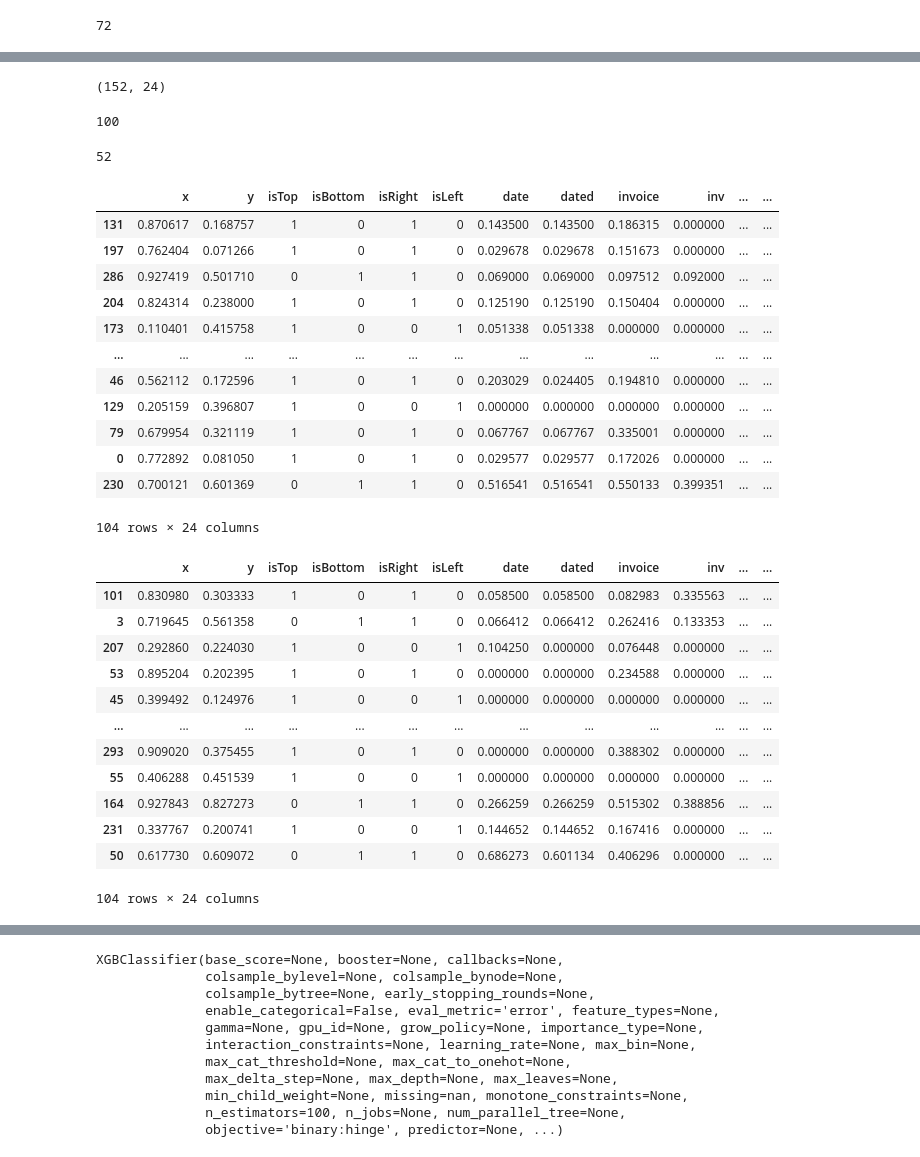
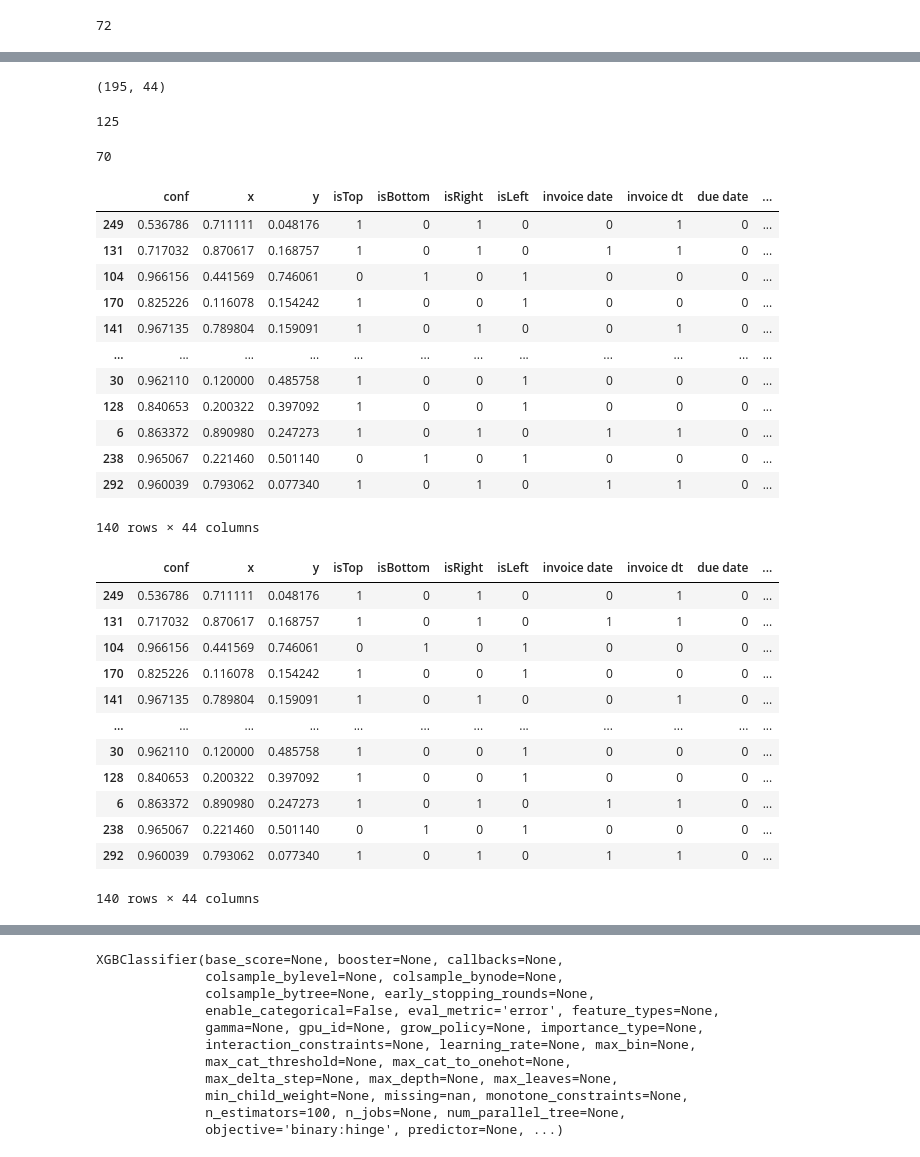
Before and after one commit to TallySolutions/Document-AI, a Jupyter notebook: InvoiceDateModel-v2/DateModelXGBoost.ipynb, the cells around one changed output, grey strips where cells are left out. Cells and saved outputs as stored; diff of their text form; code cells hidden in the pictures.

```diff
--- a/InvoiceDateModel-v2/DateModelXGBoost.ipynb
+++ b/InvoiceDateModel-v2/DateModelXGBoost.ipynb
@@ -28,7 +29,8 @@ pwd
 # %%
 os.chdir('/home/aman/Documents/Tally/Git-Document-AI/Document-AI/InvoiceDateModel-v2/Dataset/')
 # %%
-df = pd.read_csv("tesseract2.csv")
+df = pd.read_csv("tesseract4.csv")
+df = shuffle(df, random_state=2)
 # %%
 df.drop_duplicates(subset=["x", "y", "imageName"], keep="first", inplace=True)
 # %%
@@ -50,0 +53,2 @@ df.describe()
+# %%
+df.drop(columns=["Unnamed: 0", "Unnamed: 0.1"], inplace=True)
@@ -138,4 +210,4 @@ df.corr()
 # %%
-df.dropna(inplace=True)
-df.drop(columns=["receipt", "payment due date", "issue", "conf"], inplace=True)
+# df.dropna(inplace=True)
+# df.drop(columns=["receipt", "payment due date", "issue", "conf", "due date", "ack date", "bill dt", "receipt date", "receipt dt", "contextPresent"], inplace=True)
 # %%
@@ -175,31 +236,31 @@ df.corr()
 # %%
 df.shape
 # %% [output]
-(152, 24)
+(195, 44)
 # %%
 len(df[df["output"]==0])
 # %% [output]
-100
+125
 # %%
 len(df[df["output"]==1])
 # %% [output]
-52
+70
 # %%
-dfTrue = df[df["output"]==1].sample(frac=1)[:52]
-dfFalse = df[df["output"]==0].sample(frac=1)[:52]
+dfTrue = df[df["output"]==1].sample(frac=1)[:70]
+dfFalse = df[df["output"]==0].sample(frac=1)[:70]
 df = pd.concat([dfTrue, dfFalse], axis=0).sample(frac=1)
 df
 # %% [output]
-|  | x | y | isTop | isBottom | isRight | isLeft | date | dated | invoice | inv | ... | ... |
-| 131 | 0.870617 | 0.168757 | 1 | 0 | 1 | 0 | 0.143500 | 0.143500 | 0.186315 | 0.000000 | ... | ... |
-| 197 | 0.762404 | 0.071266 | 1 | 0 | 1 | 0 | 0.029678 | 0.029678 | 0.151673 | 0.000000 | ... | ... |
-| 286 | 0.927419 | 0.501710 | 0 | 1 | 1 | 0 | 0.069000 | 0.069000 | 0.097512 | 0.092000 | ... | ... |
-| 204 | 0.824314 | 0.238000 | 1 | 0 | 1 | 0 | 0.125190 | 0.125190 | 0.150404 | 0.000000 | ... | ... |
-| 173 | 0.110401 | 0.415758 | 1 | 0 | 0 | 1 | 0.051338 | 0.051338 | 0.000000 | 0.000000 | ... | ... |
-| ... | ... | ... | ... | ... | ... | ... | ... | ... | ... | ... | ... | ... |
-| 46 | 0.562112 | 0.172596 | 1 | 0 | 1 | 0 | 0.203029 | 0.024405 | 0.194810 | 0.000000 | ... | ... |
-| 129 | 0.205159 | 0.396807 | 1 | 0 | 0 | 1 | 0.000000 | 0.000000 | 0.000000 | 0.000000 | ... | ... |
-| 79 | 0.679954 | 0.321119 | 1 | 0 | 1 | 0 | 0.067767 | 0.067767 | 0.335001 | 0.000000 | ... | ... |
-| 0 | 0.772892 | 0.081050 | 1 | 0 | 1 | 0 | 0.029577 | 0.029577 | 0.172026 | 0.000000 | ... | ... |
-| 230 | 0.700121 | 0.601369 | 0 | 1 | 1 | 0 | 0.516541 | 0.516541 | 0.550133 | 0.399351 | ... | ... |
+|  | conf | x | y | isTop | isBottom | isRight | isLeft | invoice date | invoice dt | due date | ... |
+| 249 | 0.536786 | 0.711111 | 0.048176 | 1 | 0 | 1 | 0 | 0 | 1 | 0 | ... |
+| 131 | 0.717032 | 0.870617 | 0.168757 | 1 | 0 | 1 | 0 | 1 | 1 | 0 | ... |
+| 104 | 0.966156 | 0.441569 | 0.746061 | 0 | 1 | 0 | 1 | 0 | 0 | 0 | ... |
+| 170 | 0.825226 | 0.116078 | 0.154242 | 1 | 0 | 0 | 1 | 0 | 0 | 0 | ... |
+| 141 | 0.967135 | 0.789804 | 0.159091 | 1 | 0 | 1 | 0 | 0 | 1 | 0 | ... |
+| ... | ... | ... | ... | ... | ... | ... | ... | ... | ... | ... | ... |
+| 30 | 0.962110 | 0.120000 | 0.485758 | 1 | 0 | 0 | 1 | 0 | 0 | 0 | ... |
+| 128 | 0.840653 | 0.200322 | 0.397092 | 1 | 0 | 0 | 1 | 0 | 0 | 0 | ... |
+| 6 | 0.863372 | 0.890980 | 0.247273 | 1 | 0 | 1 | 0 | 1 | 1 | 0 | ... |
+| 238 | 0.965067 | 0.221460 | 0.501140 | 0 | 1 | 0 | 1 | 0 | 0 | 0 | ... |
+| 292 | 0.960039 | 0.793062 | 0.077340 | 1 | 0 | 1 | 0 | 1 | 1 | 0 | ... |
-104 rows × 24 columns
+140 rows × 44 columns
@@ -208,16 +267,16 @@ df = shuffle(df, random_state=2)
 # %%
 df
 # %% [output]
-|  | x | y | isTop | isBottom | isRight | isLeft | date | dated | invoice | inv | ... | ... |
-| 101 | 0.830980 | 0.303333 | 1 | 0 | 1 | 0 | 0.058500 | 0.058500 | 0.082983 | 0.335563 | ... | ... |
-| 3 | 0.719645 | 0.561358 | 0 | 1 | 1 | 0 | 0.066412 | 0.066412 | 0.262416 | 0.133353 | ... | ... |
-| 207 | 0.292860 | 0.224030 | 1 | 0 | 0 | 1 | 0.104250 | 0.000000 | 0.076448 | 0.000000 | ... | ... |
-| 53 | 0.895204 | 0.202395 | 1 | 0 | 1 | 0 | 0.000000 | 0.000000 | 0.234588 | 0.000000 | ... | ... |
-| 45 | 0.399492 | 0.124976 | 1 | 0 | 0 | 1 | 0.000000 | 0.000000 | 0.000000 | 0.000000 | ... | ... |
-| ... | ... | ... | ... | ... | ... | ... | ... | ... | ... | ... | ... | ... |
-| 293 | 0.909020 | 0.375455 | 1 | 0 | 1 | 0 | 0.000000 | 0.000000 | 0.388302 | 0.000000 | ... | ... |
-| 55 | 0.406288 | 0.451539 | 1 | 0 | 0 | 1 | 0.000000 | 0.000000 | 0.000000 | 0.000000 | ... | ... |
-| 164 | 0.927843 | 0.827273 | 0 | 1 | 1 | 0 | 0.266259 | 0.266259 | 0.515302 | 0.388856 | ... | ... |
-| 231 | 0.337767 | 0.200741 | 1 | 0 | 0 | 1 | 0.144652 | 0.144652 | 0.167416 | 0.000000 | ... | ... |
-| 50 | 0.617730 | 0.609072 | 0 | 1 | 1 | 0 | 0.686273 | 0.601134 | 0.406296 | 0.000000 | ... | ... |
+|  | conf | x | y | isTop | isBottom | isRight | isLeft | invoice date | invoice dt | due date | ... |
+| 249 | 0.536786 | 0.711111 | 0.048176 | 1 | 0 | 1 | 0 | 0 | 1 | 0 | ... |
+| 131 | 0.717032 | 0.870617 | 0.168757 | 1 | 0 | 1 | 0 | 1 | 1 | 0 | ... |
+| 104 | 0.966156 | 0.441569 | 0.746061 | 0 | 1 | 0 | 1 | 0 | 0 | 0 | ... |
+| 170 | 0.825226 | 0.116078 | 0.154242 | 1 | 0 | 0 | 1 | 0 | 0 | 0 | ... |
+| 141 | 0.967135 | 0.789804 | 0.159091 | 1 | 0 | 1 | 0 | 0 | 1 | 0 | ... |
+| ... | ... | ... | ... | ... | ... | ... | ... | ... | ... | ... | ... |
+| 30 | 0.962110 | 0.120000 | 0.485758 | 1 | 0 | 0 | 1 | 0 | 0 | 0 | ... |
+| 128 | 0.840653 | 0.200322 | 0.397092 | 1 | 0 | 0 | 1 | 0 | 0 | 0 | ... |
+| 6 | 0.863372 | 0.890980 | 0.247273 | 1 | 0 | 1 | 0 | 1 | 1 | 0 | ... |
+| 238 | 0.965067 | 0.221460 | 0.501140 | 0 | 1 | 0 | 1 | 0 | 0 | 0 | ... |
+| 292 | 0.960039 | 0.793062 | 0.077340 | 1 | 0 | 1 | 0 | 1 | 1 | 0 | ... |
-104 rows × 24 columns
+140 rows × 44 columns
```
Also changed, not shown: parts of 46 cells of this notebook.
